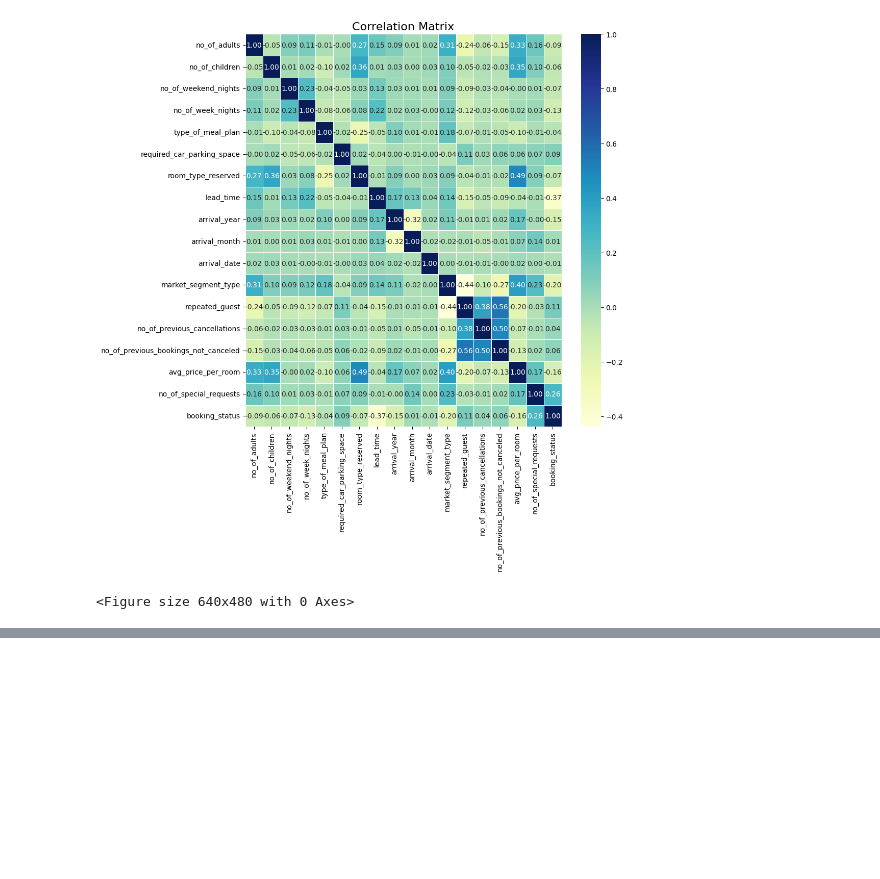
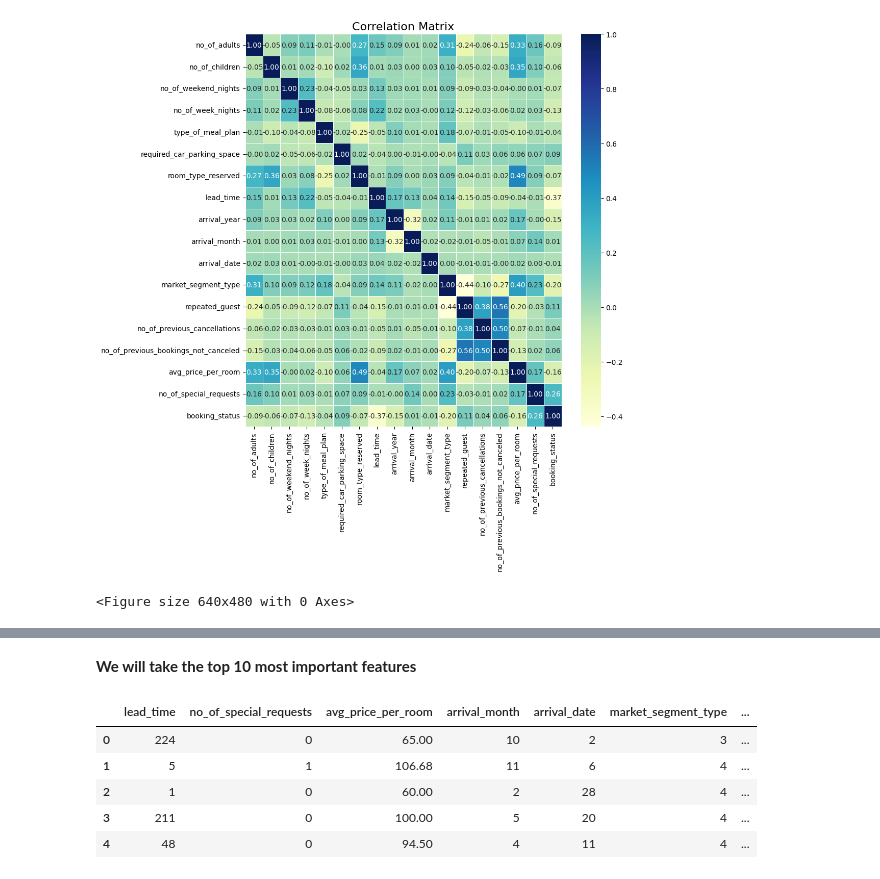
Before and after one commit to BenGJ10/Hotel-Reservation-Prediction-MLOps, a Jupyter notebook: notebook/reservation_prediction.ipynb, the cells around one changed output, grey strips where cells are left out. Cells and saved outputs as stored; diff of their text form; code cells hidden in the pictures; blank space fills up the shorter version.

```diff
--- a/notebook/reservation_prediction.ipynb
+++ b/notebook/reservation_prediction.ipynb
@@ -473,0 +638,16 @@ plt.tight_layout()
+# %% [markdown]
+**We will take the top 10 most important features**
+# %%
+top_important_features_data = important_features_data.sort_values(by = "importance" , ascending = False)
+
+top_10_features = top_important_features_data['feature'].head(10).values
+
+top_10_data = data[top_10_features.tolist() + ['booking_status']]
+top_10_data.head()
+# %% [output]
+|  | lead_time | no_of_special_requests | avg_price_per_room | arrival_month | arrival_date | market_segment_type | ... |
+| 0 | 224 | 0 | 65.00 | 10 | 2 | 3 | ... |
+| 1 | 5 | 1 | 106.68 | 11 | 6 | 4 | ... |
+| 2 | 1 | 0 | 60.00 | 2 | 28 | 4 | ... |
+| 3 | 211 | 0 | 100.00 | 5 | 20 | 4 | ... |
+| 4 | 48 | 0 | 94.50 | 4 | 11 | 4 | ... |
```
Also changed, not shown: parts of 22 cells of this notebook.
